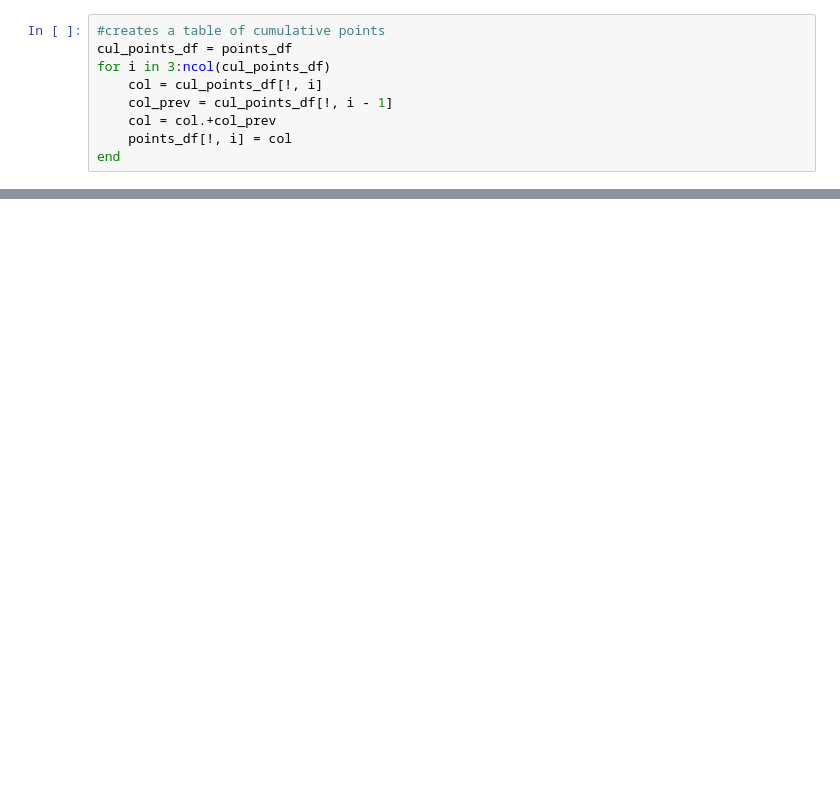
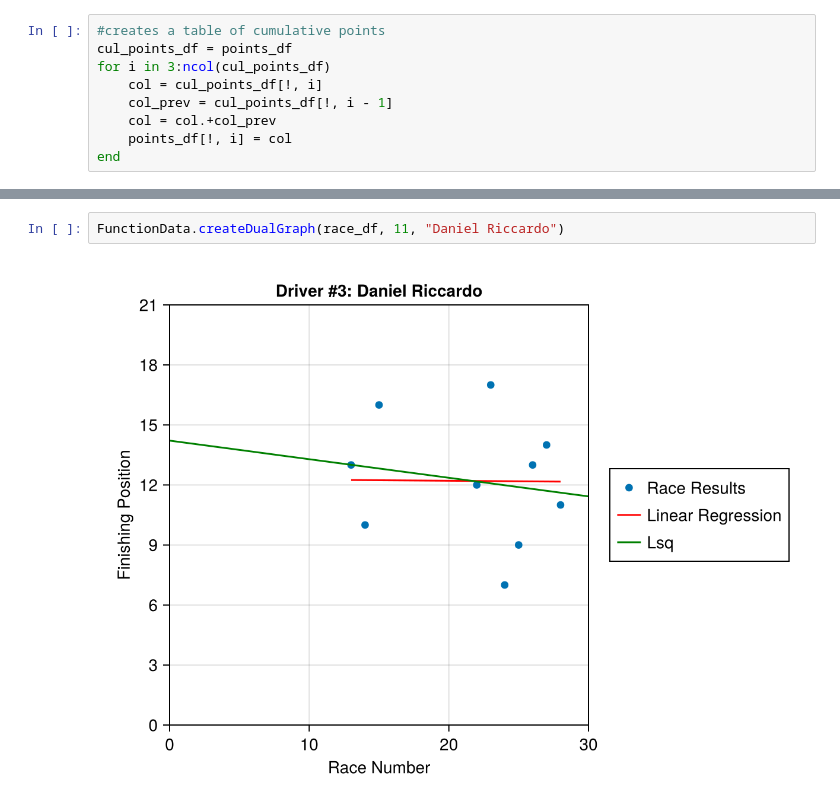
Before and after one commit to nmalicki/Sci-Comp-Project, a Jupyter notebook: main.ipynb, the cells around one changed output, grey strips where cells are left out. Cells and saved outputs as stored; diff of their text form; blank space fills up the shorter version.

```diff
--- a/main.ipynb
+++ b/main.ipynb
@@ -212,0 +134,4 @@ fig
+# %%
+FunctionData.createDualGraph(race_df, 11, "Daniel Riccardo")
+# %% [output]
+[figure, added]
```
Also changed, not shown: parts of 15 cells of this notebook, 3 other files.
